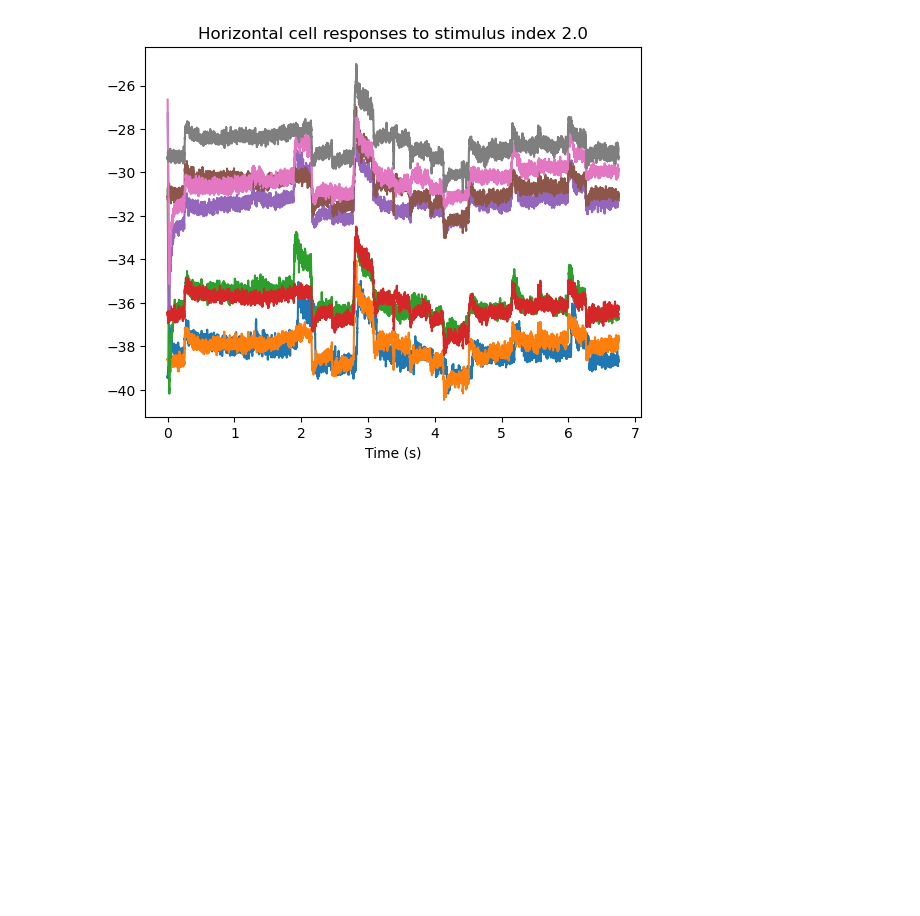
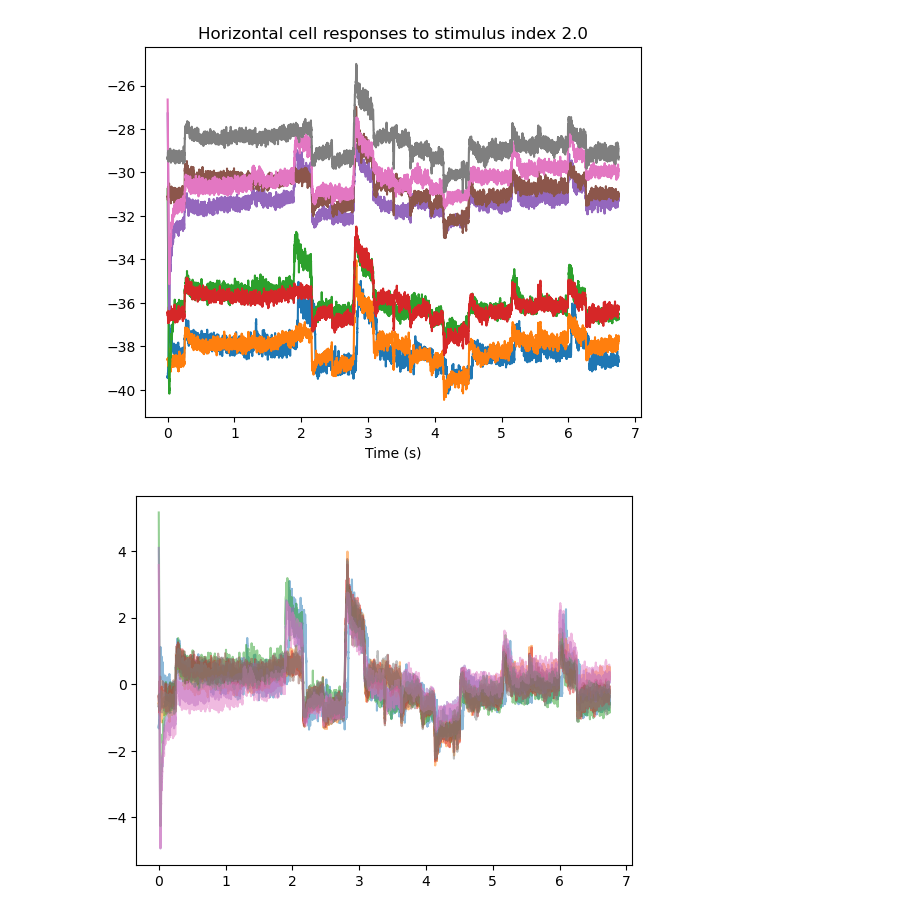
Before and after one commit to vmr160030/datajoint, a Jupyter notebook: nbs/202503_singlecell_methods.ipynb, the cells around one changed output. Cells and saved outputs as stored; diff of their text form; code cells hidden in the pictures; blank space fills up the shorter version.

```diff
--- a/nbs/202503_singlecell_methods.ipynb
+++ b/nbs/202503_singlecell_methods.ipynb
@@ -134,3 +145,11 @@ plt.title(f'Horizontal cell responses to stimulus index {stim_idx}')
 # %% [output]
 Text(0.5, 1.0, 'Horizontal cell responses to stimulus index 2.0')
 [figure]
+# %%
+# Subtracting trial mean
+for i in trials:
+    trace = dvs_h_data.data[i, :]
+    trace = trace - trace.mean()
+    plt.plot(time, trace, alpha=0.5)
+# %% [output]
+[figure, added]
```
Also changed, not shown: parts of 5 cells of this notebook.
